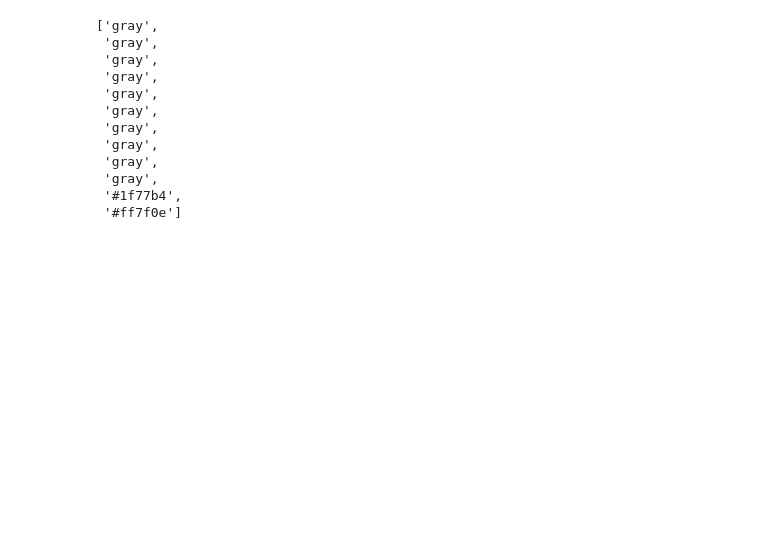
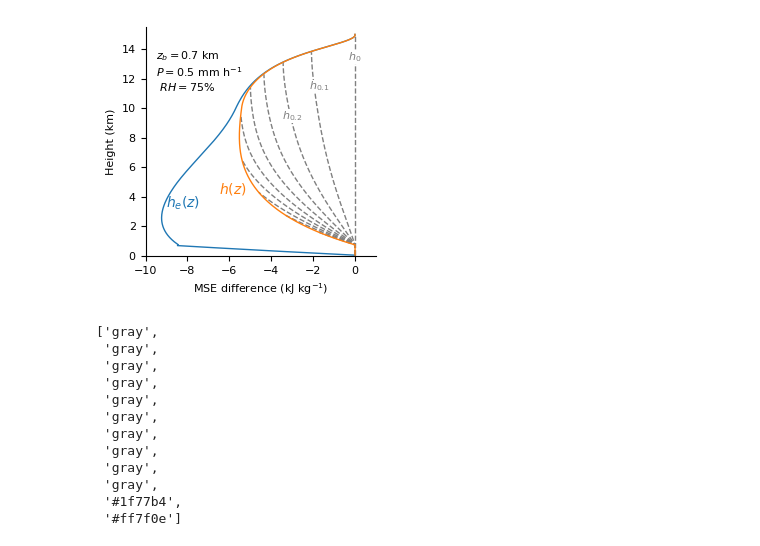
Before and after one commit to dongqi-DQ/plume_models, a Jupyter notebook: MSplot_profiles.ipynb, the cells around one changed output. Cells and saved outputs as stored; diff of their text form; code cells hidden in the pictures; blank space fills up the shorter version.

Commit message:
tidy up plotting script

```diff
--- a/MSplot_profiles.ipynb
+++ b/MSplot_profiles.ipynb
@@ -22,4 +223,5 @@ plt.rcParams.update(params)
 # %%
+
 # Set the model parameters
 z_lcl = 700
 mprofile = "cos"
@@ -31,23 +233,12 @@ df,ent_spec = spectral_plume_lcl(model_type="precip", RH=RH, P=P, z_lcl=z_lcl,ge
 
 
 
-fig = plt.figure(figsize=(8,3))
+fig = plt.figure(figsize=(3,3))
 #plt.plot(df["T"],df.z/1000)
 
-ax1 = fig.add_subplot(131)
-
-plt.plot(df.M,df.z/1000,linewidth=1)
 
 
-ax1.set_xlim(0,2)
-ax1.set_ylim(0,15.5)
-ax1.set_xlabel(r"$\eta(z)$")
-ax1.set_ylabel(r"Height (km)")
-ax1.text(0.05,15.5,"(a)",fontweight="bold",fontsize=10)
 
-
-ax1.spines['top'].set_visible(False)
-ax1.spines['right'].set_visible(False)
 
 
 
@@ -55,7 +246,7 @@ ax1.spines['right'].set_visible(False)
 
 #########################
 
-ax2 = fig.add_subplot(133)
+ax2 = fig.add_subplot(111)
 
 
 h_env_sat = calc_MSE(df.T_env,df.qsat_env,df.p,df.z)
@@ -82,8 +273,8 @@ XX = 10
 ax2.set_xlim(-XX,XX*0.1)
 ax2.set_ylim(0,15.5)
 ax2.set_xlabel(r"MSE difference (kJ kg$^{-1}$)")
-#ax2.set_ylabel(r"height (km)")
-ax2.text(-XX*0.95,15.5,"(c)",fontweight="bold",fontsize=10)
+ax2.set_ylabel(r"Height (km)")
+# ax2.text(-XX*0.95,15.5,"(c)",fontweight="bold",fontsize=10)
 
 ax2.spines['top'].set_visible(False)
 ax2.spines['right'].set_visible(False)
@@ -125,96 +316,33 @@ plt.text(
         0, 13,
         "$h_{0}$",
         fontsize=8,
         ha="center",
         va="bottom",
         color="gray",
         bbox=dict(facecolor="white", edgecolor="none", pad=0)
     )
 
 plt.text(
         -1.7, 11,
         "$h_{0.1}$",
         fontsize=8,
         ha="center",
         va="bottom",
         color="gray",
         bbox=dict(facecolor="white", edgecolor="none", pad=0)
     )
 
 plt.text(
         -3, 9,
         "$h_{0.2}$",
         fontsize=8,
         ha="center",
         va="bottom",
         color="gray",
         bbox=dict(facecolor="white", edgecolor="none", pad=0)
     )
-#########################
-
-
-# Set the model parameters
-z_lcl = 700
-mprofile = "cos"
-RH = 0.75
-P = 2
-df,ent_spec = spectral_plume_lcl(model_type="precip", RH=RH, P=P, z_lcl=z_lcl,get_plane=False, plotting=False, save_data=False,mprofile=mprofile)
-
-ax3 = fig.add_subplot(132)
-z = df.z
-plt.plot(df.ent[z>z_lcl]*1000,z[z>z_lcl]/1000,label="$z_{LCL}$ = 700 m")
-
-ax3.set_xlim(0,0.3)
-ax3.set_ylim(0,15.5)
-ax3.set_xlabel(r"$\epsilon(z)$ (km$^{-1}$)")
-#ax3.set_ylabel(r"height (km)")
-ax3.text(0.015,15.5,"(b)",fontweight="bold",fontsize=10)
-
-ax3.spines['top'].set_visible(False)
-ax3.spines['right'].set_visible(False)
-
-
-# Set the model parameters
-z_lcl = 1400
-mprofile = "cos"
-RH = 0.75
-P = 4
-df,ent_spec = spectral_plume_lcl(model_type="precip", RH=RH, P=P, z_lcl=z_lcl,get_plane=False, plotting=False, save_data=False,mprofile=mprofile)
-
-plt.plot(df.ent[z>z_lcl]*1000,z[z>z_lcl]/1000)
-
-# Set the model parameters
-z_lcl = 700
-mprofile = "cos"
-RH = 0.75
-P = 4
-df,ent_spec = spectral_plume_lcl(model_type="precip", RH=RH, P=P, z_lcl=z_lcl,get_plane=False, plotting=False, save_data=False,mprofile=mprofile)
-
-plt.plot(df.ent[z>z_lcl]*1000,z[z>z_lcl]/1000)
-
-
-
-colors = [line.get_color() for line in ax3.get_lines()]
-
-#ax3.legend(loc="upper right", frameon=False, fontsize=8)
-
-plt.text(
-        0.145, 1,
-        "$z_{b} = 1.4$ km",
-        fontsize=8,
-        ha="left",
-        va="bottom",
-        color=colors[1]
-    )
-
-plt.text(
-        0.001, 0.1,
-        "$P =$ 0.25 mm h$^{-1}$",
-        color=colors[0],
-        fontsize=8,
-        ha="left",
-        va="bottom"
-    )
 
 plt.tight_layout()
-fig.savefig("Figures/Paper/Plume_spectrum_profiles.pdf")
+fig.savefig("Figures/Paper/poster_fig.pdf")
+# %% [output]
+[figure, added]
```
Also changed, not shown: parts of 2 cells of this notebook, 1 other file.
